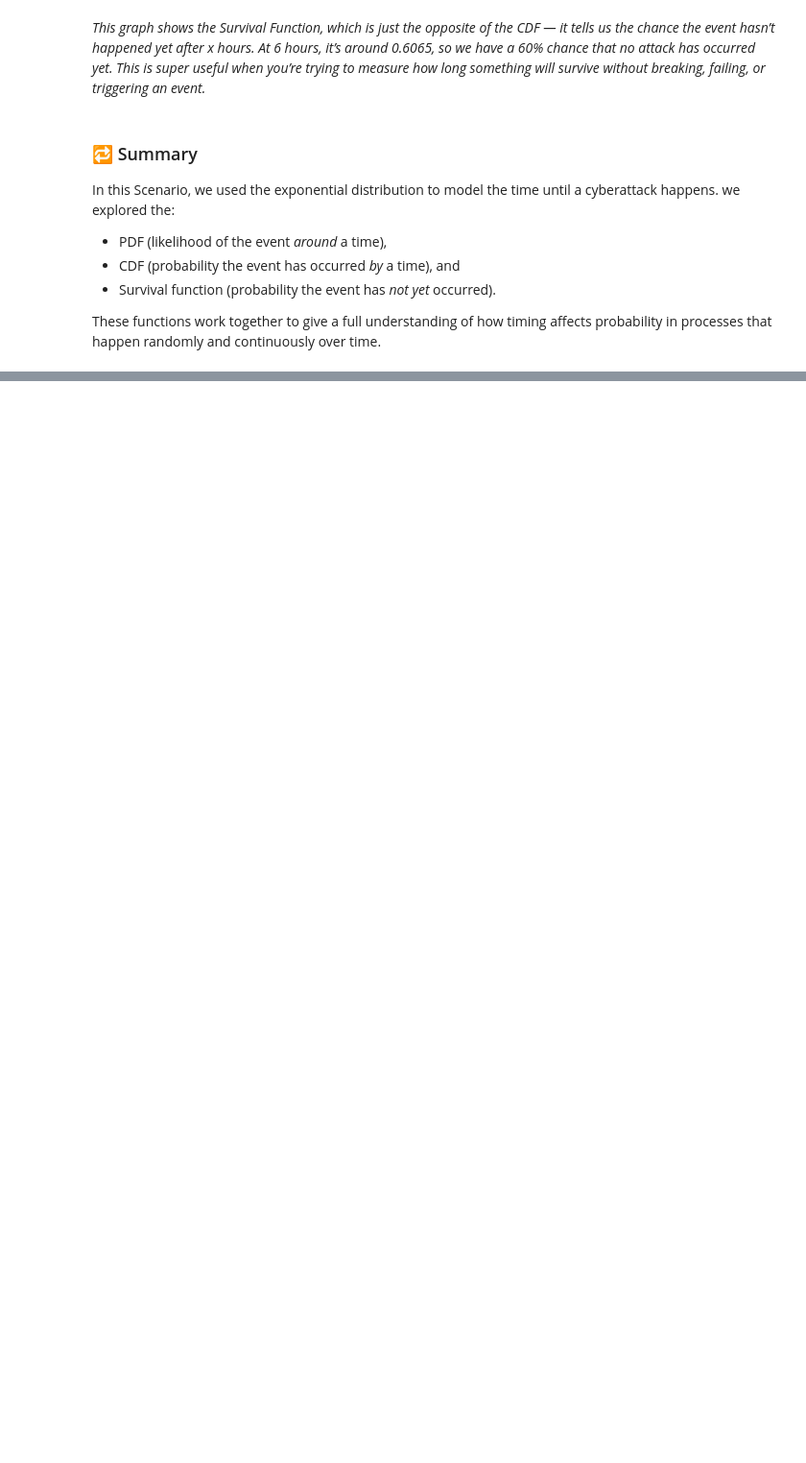
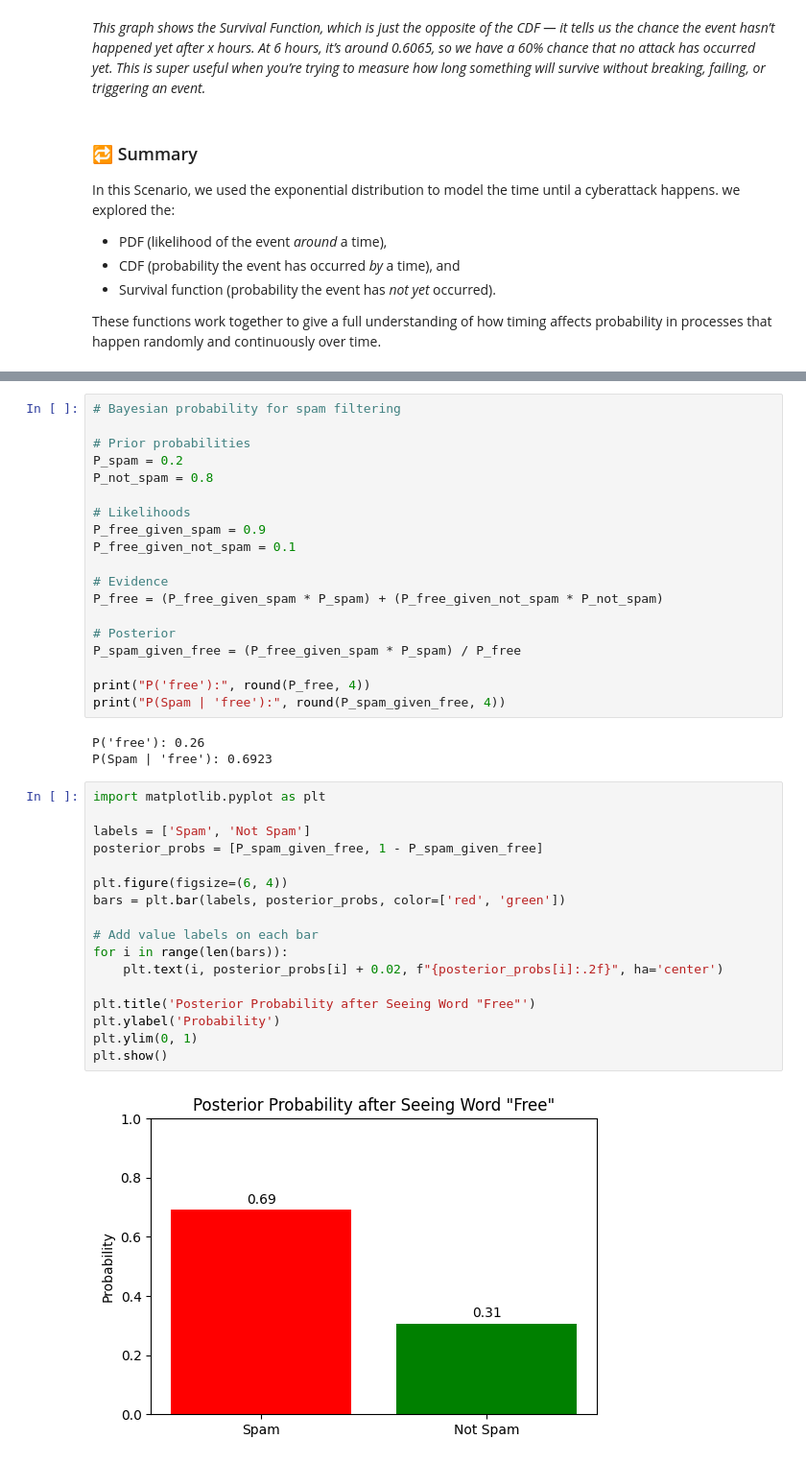
Before and after one commit to RELEBOHILE-PHEKO/alu-machine_learning, a Jupyter notebook: Formative_3_Group_7_Exponential.ipynb, the cells around one changed output, grey strips where cells are left out. Shown at 96% size. Drawn from its saved outputs; the diff is of its cells as text; blank space fills up the shorter version.

```diff
--- a/Formative_3_Group_7_Exponential.ipynb
+++ b/Formative_3_Group_7_Exponential.ipynb
@@ -120,0 +137,41 @@ These functions work together to give a full understanding of how timing affects
+# %%
+# Bayesian probability for spam filtering
+
+# Prior probabilities
+P_spam = 0.2
+P_not_spam = 0.8
+
+# Likelihoods
+P_free_given_spam = 0.9
+P_free_given_not_spam = 0.1
+
+# Evidence
+P_free = (P_free_given_spam * P_spam) + (P_free_given_not_spam * P_not_spam)
+
+# Posterior
+P_spam_given_free = (P_free_given_spam * P_spam) / P_free
+
+print("P('free'):", round(P_free, 4))
+print("P(Spam | 'free'):", round(P_spam_given_free, 4))
+# %% [output]
+P('free'): 0.26
+P(Spam | 'free'): 0.6923
+# %%
+import matplotlib.pyplot as plt
+
+labels = ['Spam', 'Not Spam']
+posterior_probs = [P_spam_given_free, 1 - P_spam_given_free]
+
+plt.figure(figsize=(6, 4))
+bars = plt.bar(labels, posterior_probs, color=['red', 'green'])
+
+# Add value labels on each bar
+for i in range(len(bars)):
+    plt.text(i, posterior_probs[i] + 0.02, f"{posterior_probs[i]:.2f}", ha='center')
+
+plt.title('Posterior Probability after Seeing Word "Free"')
+plt.ylabel('Probability')
+plt.ylim(0, 1)
+plt.show()
+# %% [output]
+[figure, added]
```
Also changed, not shown: parts of 1 cell of this notebook.
